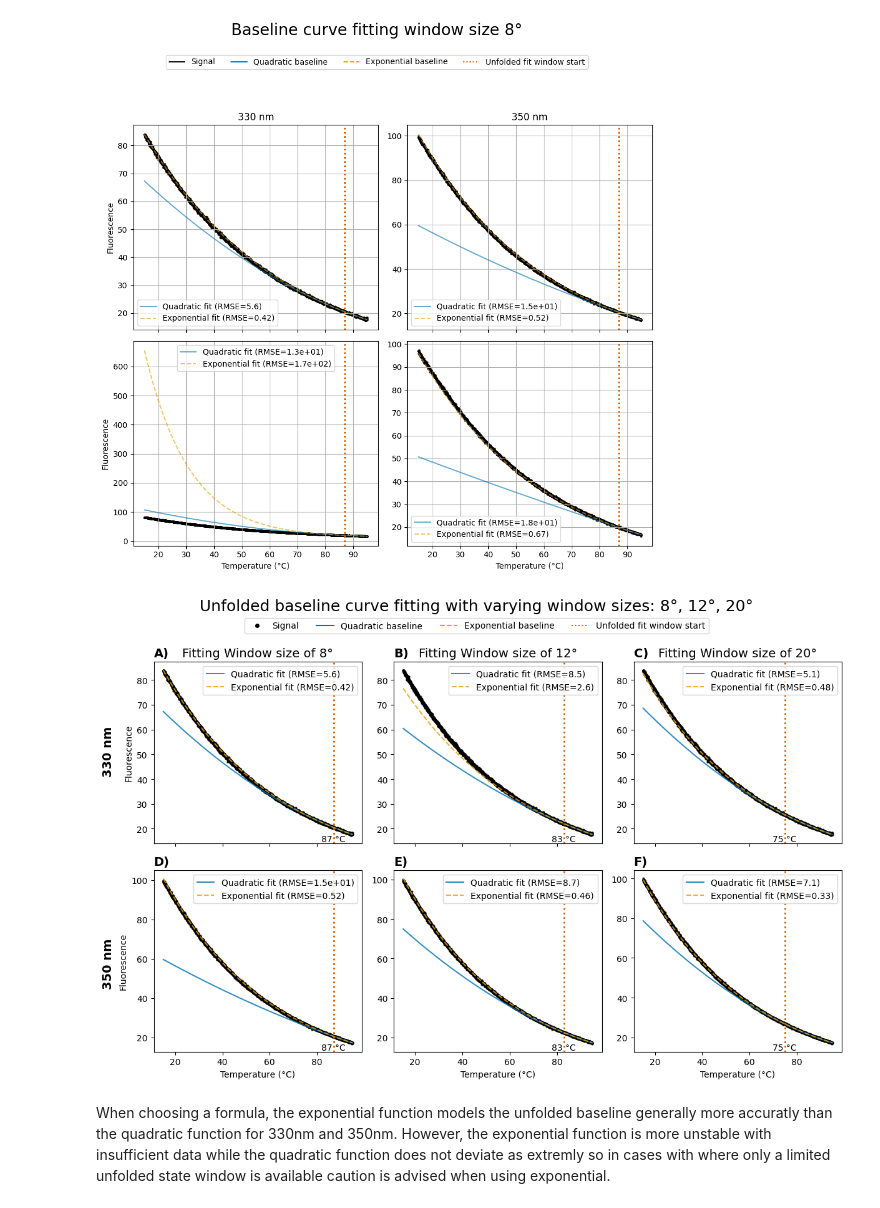
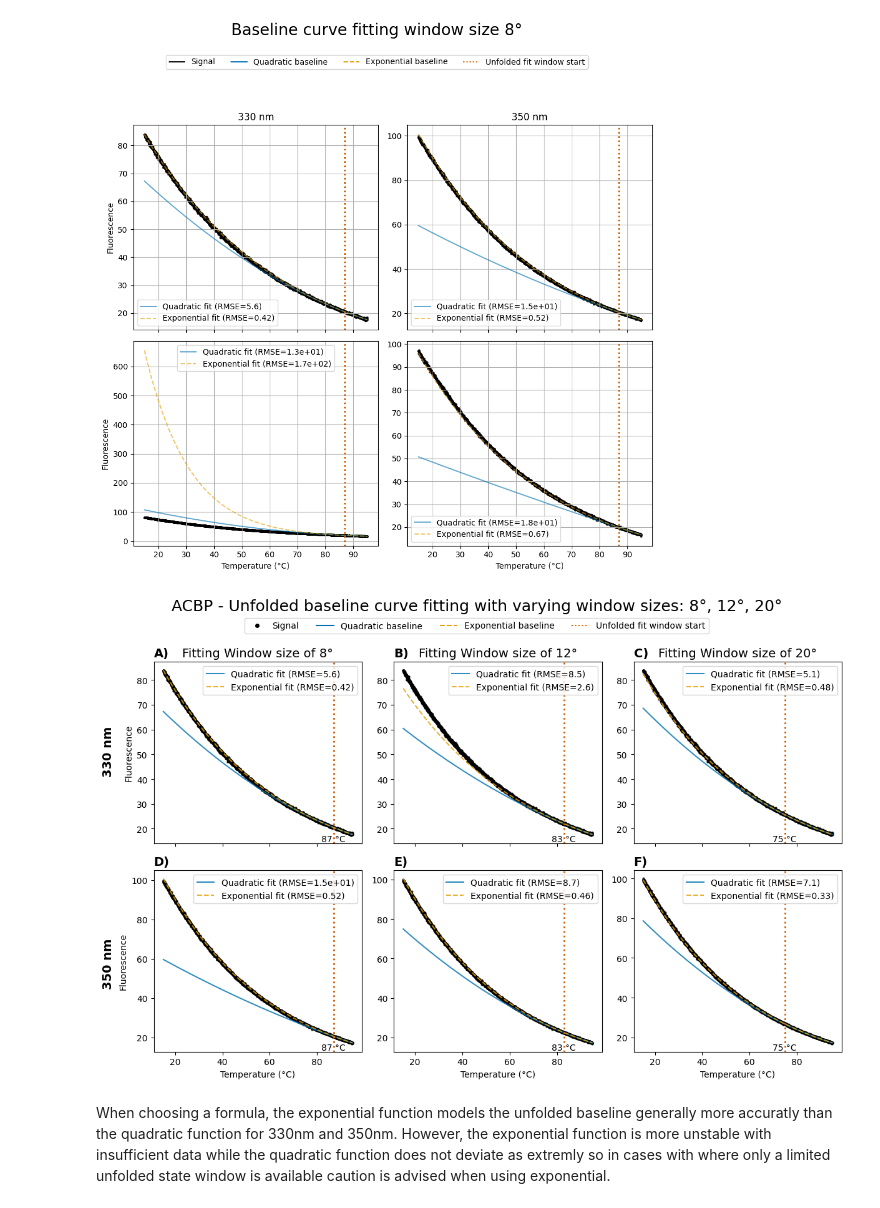
Before and after one commit to osvalB/pychemelt_analyses, a Jupyter notebook: notebooks/1_exp_quad_fit_analysis.ipynb, the cells around one changed output. Drawn from its saved outputs; the diff is of its cells as text; code cells hidden in the pictures.

```diff
--- a/notebooks/1_exp_quad_fit_analysis.ipynb
+++ b/notebooks/1_exp_quad_fit_analysis.ipynb
@@ -494,7 +494,7 @@ def unfolded_comp_fig(condition, filename, windows=[12]):
 
     ws_str = [str(x)for x in windows]
 
-    fig.suptitle("Unfolded baseline curve fitting with varying window sizes: " + "°, ".join(ws_str) + "°", fontsize=18)
+    fig.suptitle("ACBP - Unfolded baseline curve fitting with varying window sizes: " + "°, ".join(ws_str) + "°", fontsize=18)
     fig.legend(handles=handles, loc="upper center", ncol=4, bbox_to_anchor=(0.5, 0.95))
 
     # Row labels for signals
@@ -506,33 +506,33 @@ def unfolded_comp_fig(condition, filename, windows=[12]):
             0.0,                       # x position (left margin)
             0.675 - i * 0.425,             # y position (top to bottom)
             label,
             va="center",
             ha="left",
             rotation=90,
             fontsize=14,
             fontweight="bold",
         )
 
     fig.tight_layout(rect=[0.01, 0, 1, 0.95])
 
 
     return fig
 
 
 #using unfolded curves of the ACBP dataset
 
 # selecting the curve with highest denaturant concentration as only unfolded sample
 
 conditions_nf = [True] * 1 + [False] * 15
 
 filename = "../data/20191202_ACBP_15C_95C_processed.xlsx"
 
 # using the default window size
 
 fig = unfolded_comp_fig(conditions_nf, filename, windows=[8, 12, 20])
 
 fig.savefig("1_exp_quad_fit_analysis_ACBP.png")
 # %% [output]
-[figure, old version]
+[figure, new version]
 # %% [markdown]
 When choosing a formula, the exponential function models the unfolded baseline generally more accuratly than the quadratic function for 330nm and 350nm. However, the exponential function is more unstable with insufficient data while the quadratic function does not deviate as extremly so in cases with where only a limited unfolded state window is available caution is advised when using exponential.
```
Also changed, not shown: 5 other files.
